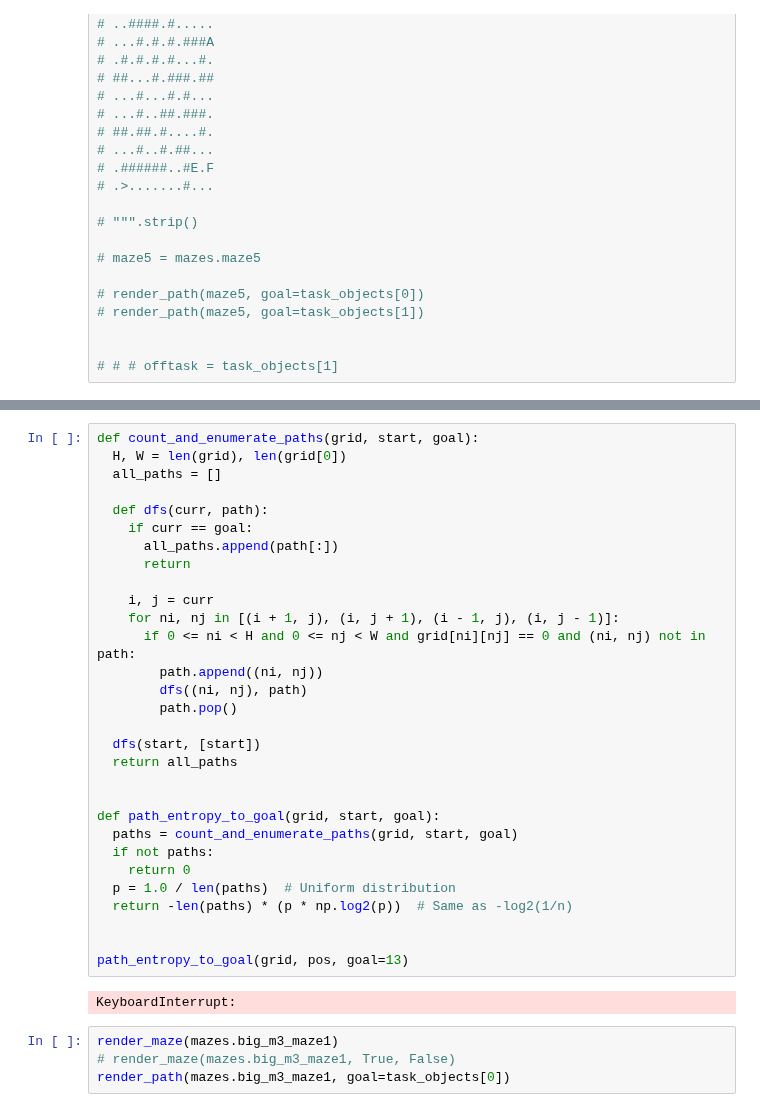
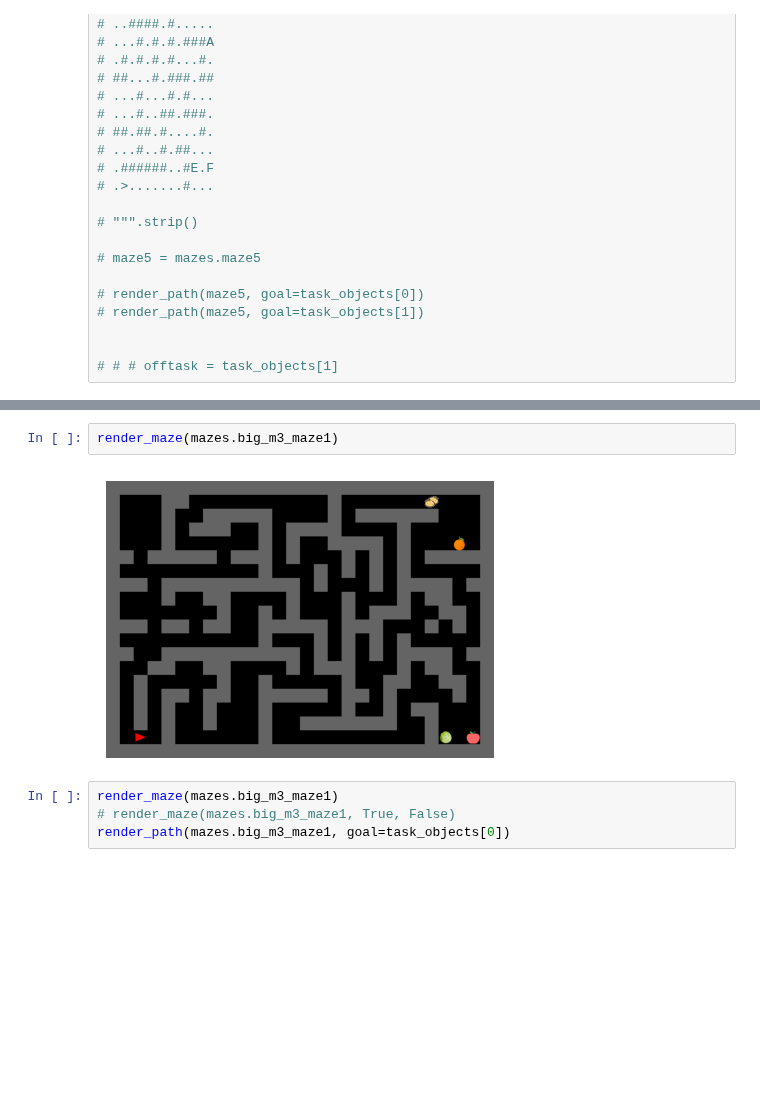
Before and after one commit to wcarvalho/human-dyna-web, a Jupyter notebook: housemaze-mazes.ipynb, the cells around one changed output, grey strips where cells are left out. Drawn from its saved outputs; the diff is of its cells as text; blank space fills up the shorter version.

```diff
--- a/housemaze-mazes.ipynb
+++ b/housemaze-mazes.ipynb
@@ -586,35 +305,7 @@ Total entropy of the maze: 6.50
-# %%
-def count_and_enumerate_paths(grid, start, goal):
-  H, W = len(grid), len(grid[0])
-  all_paths = []
-
-  def dfs(curr, path):
-    if curr == goal:
-      all_paths.append(path[:])
-      return
-
-    i, j = curr
-    for ni, nj in [(i + 1, j), (i, j + 1), (i - 1, j), (i, j - 1)]:
-      if 0 <= ni < H and 0 <= nj < W and grid[ni][nj] == 0 and (ni, nj) not in path:
-        path.append((ni, nj))
-        dfs((ni, nj), path)
-        path.pop()
-
-  dfs(start, [start])
-  return all_paths
-
-
-def path_entropy_to_goal(grid, start, goal):
-  paths = count_and_enumerate_paths(grid, start, goal)
-  if not paths:
-    return 0
-  p = 1.0 / len(paths)  # Uniform distribution
-  return -len(paths) * (p * np.log2(p))  # Same as -log2(1/n)
-
-
-path_entropy_to_goal(grid, pos, goal=13)
-# %% [output]
-KeyboardInterrupt:
+# %%
+render_maze(mazes.big_m3_maze1)
+# %% [output]
+[figure, added]
 # %%
 render_maze(mazes.big_m3_maze1)
 # render_maze(mazes.big_m3_maze1, True, False)
```
Also changed, not shown: parts of 9 cells of this notebook, 7 other files.
